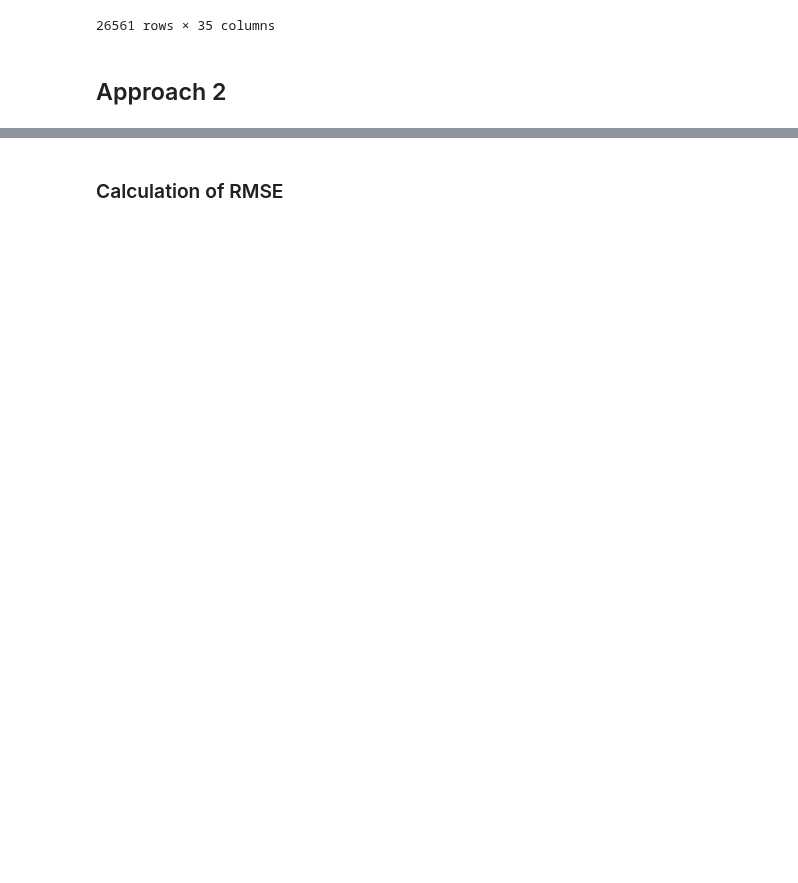
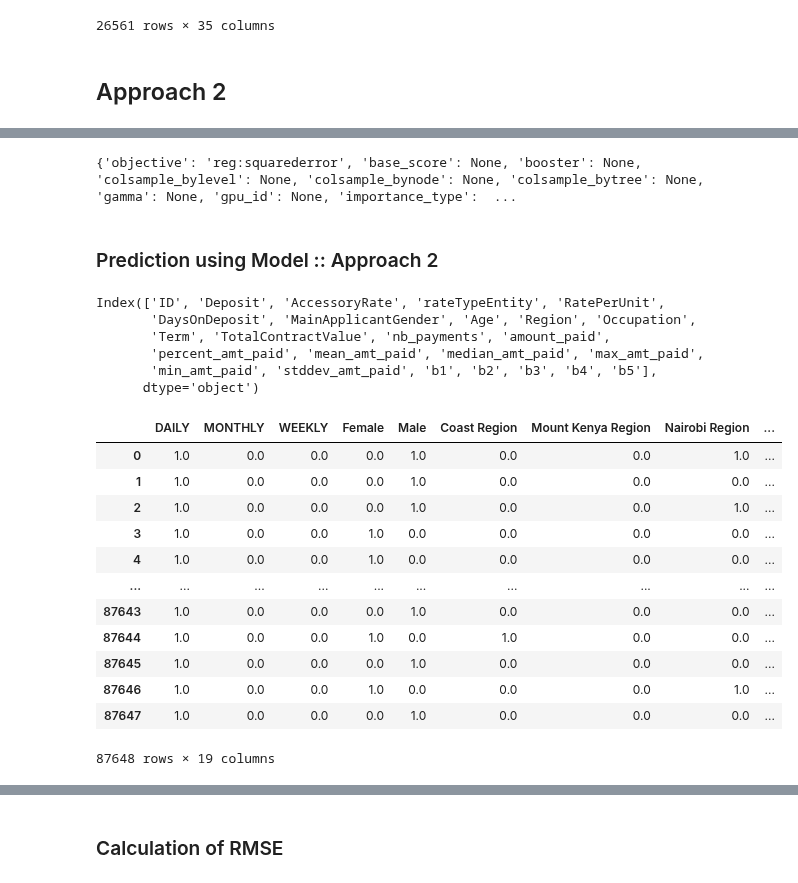
Before and after one commit to AumPandya95/zindi_paygo, a Jupyter notebook: notebooks/models/xgboost_model_approach_2.ipynb, the cells around one changed output, grey strips where cells are left out. Drawn from its saved outputs; the diff is of its cells as text; code cells hidden in the pictures; blank space fills up the shorter version.

Commit message:
FEAT: Approach two model implemented

```diff
--- a/notebooks/models/xgboost_model_approach_2.ipynb
+++ b/notebooks/models/xgboost_model_approach_2.ipynb
@@ -246,7 +166,7 @@ def approach_two_model(x_train, y_train, x_test):
 def encode_and_drop(full_array, data_type, tr_encoder=None):
 #     print(tr_encoder)
     categorical_array = full_array[full_array.select_dtypes(exclude=['number']).columns]
-    numerical_array = full_array.drop(columns=X_train.select_dtypes(exclude=['number']).columns)
+    numerical_array = full_array.drop(columns=full_array.select_dtypes(exclude=['number']).columns)
 #     print(numerical_array.shape)
     encoded_array, encoder = one_hot_encoding(
         categorical_frame=categorical_array,
@@ -261,13 +181,43 @@ def encode_and_drop(full_array, data_type, tr_encoder=None):
 #     print(final_array.shape)
     return numerical_array, encoded_array, encoder
 # %%
-model_dict = dict()
-predict_dict = dict()
-for model_no, target_col in enumerate(["m1", "m2", "m3", "m4", "m5", "m6"]):
-    og_frame, encoded_train, encoder_model = encode_and_drop(X_train, "train", None)
-    og_frame_test, encoded_test, encoder_model = encode_and_drop(X_test, "test", encoder_model)
-    model_dict[f"M_{model_no}"], predict_dict[f"m{model_no+1}_pred"] = approach_one_model(
-        x_train=encoded_train,
-        y_train=y_train[[target_col]],
-        x_test=encoded_test
-    )
+# Preparing the TRAIN data for approach two and fitting the model
+train_data, target_frame = create_data_with_sliding_approach(data_without_target=X_train,
+                                                             target_data=y_train)
+id_array = train_data[["ID"]]
+train_data.drop(columns=["ID"], inplace=True)
+og_frame, encoded_train, encoder_model = encode_and_drop(train_data, "train", None)
+
+model_two_obj = ModelXgBoost(train_array=encoded_train,
+                             train_target=target_frame)
+model_two_obj.train_model()  # Default h.params (Checkout the code)
+model_two = model_two_obj.trained_model
+# %% [output]
+{'objective': 'reg:squarederror', 'base_score': None, 'booster': None, 'colsample_bylevel': None, 'colsample_bynode': None, 'colsample_bytree': None, 'gamma': None, 'gpu_id': None, 'importance_type':  ...
+# %% [markdown]
+### Prediction using Model :: Approach 2
+# %%
+X_test.columns
+# %% [output]
+Index(['ID', 'Deposit', 'AccessoryRate', 'rateTypeEntity', 'RatePerUnit',
+       'DaysOnDeposit', 'MainApplicantGender', 'Age', 'Region', 'Occupation',
+       'Term', 'TotalContractValue', 'nb_payments', 'amount_paid',
+       'percent_amt_paid', 'mean_amt_paid', 'median_amt_paid', 'max_amt_paid',
+       'min_amt_paid', 'stddev_amt_paid', 'b1', 'b2', 'b3', 'b4', 'b5'],
+      dtype='object')
+# %%
+encoded_train
+# %% [output]
+|  | DAILY | MONTHLY | WEEKLY | Female | Male | Coast Region | Mount Kenya Region | Nairobi Region | ... |
+| 0 | 1.0 | 0.0 | 0.0 | 0.0 | 1.0 | 0.0 | 0.0 | 1.0 | ... |
+| 1 | 1.0 | 0.0 | 0.0 | 0.0 | 1.0 | 0.0 | 0.0 | 0.0 | ... |
+| 2 | 1.0 | 0.0 | 0.0 | 0.0 | 1.0 | 0.0 | 0.0 | 1.0 | ... |
+| 3 | 1.0 | 0.0 | 0.0 | 1.0 | 0.0 | 0.0 | 0.0 | 0.0 | ... |
+| 4 | 1.0 | 0.0 | 0.0 | 1.0 | 0.0 | 0.0 | 0.0 | 0.0 | ... |
+| ... | ... | ... | ... | ... | ... | ... | ... | ... | ... |
+| 87643 | 1.0 | 0.0 | 0.0 | 0.0 | 1.0 | 0.0 | 0.0 | 0.0 | ... |
+| 87644 | 1.0 | 0.0 | 0.0 | 1.0 | 0.0 | 1.0 | 0.0 | 0.0 | ... |
+| 87645 | 1.0 | 0.0 | 0.0 | 0.0 | 1.0 | 0.0 | 0.0 | 0.0 | ... |
+| 87646 | 1.0 | 0.0 | 0.0 | 1.0 | 0.0 | 0.0 | 0.0 | 1.0 | ... |
+| 87647 | 1.0 | 0.0 | 0.0 | 0.0 | 1.0 | 0.0 | 0.0 | 0.0 | ... |
+87648 rows × 19 columns
```
Also changed, not shown: parts of 10 cells of this notebook.
